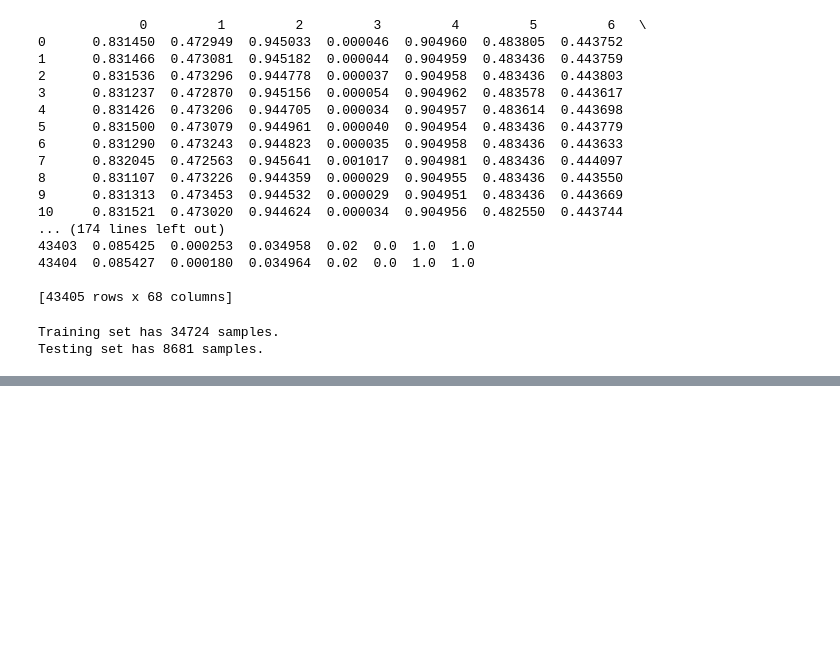
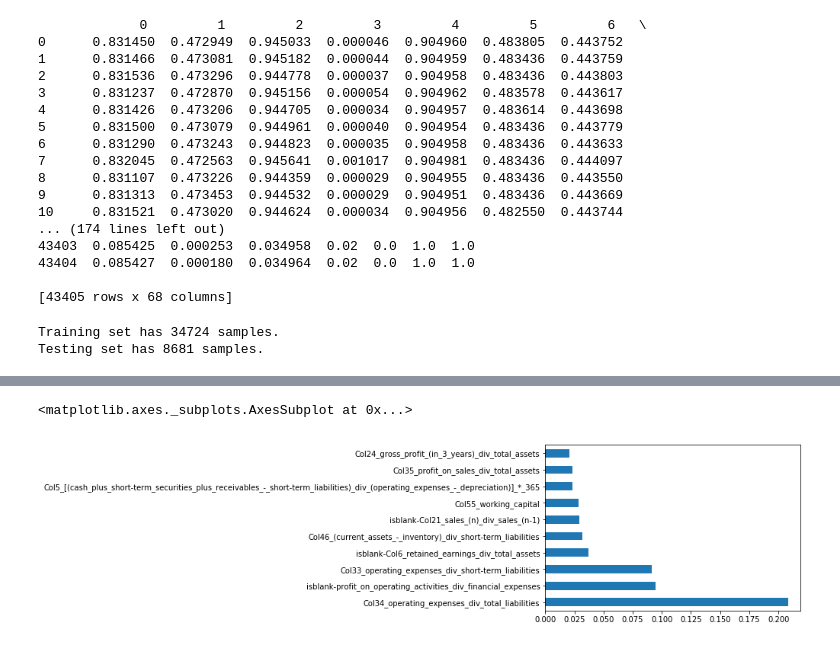
Before and after one commit to Stu8866/MLND-Capstone, a Jupyter notebook: Capstone - Predicting Bankruptcy - Three Target Classes.ipynb, the cells around one changed output, grey strips where cells are left out. Drawn from its saved outputs; the diff is of its cells as text; code cells hidden in the pictures; blank space fills up the shorter version.

```diff
--- a/Capstone - Predicting Bankruptcy - Three Target Classes.ipynb
+++ b/Capstone - Predicting Bankruptcy - Three Target Classes.ipynb
@@ -427 +664,9 @@ feature: isblank-Col6_retained_earnings_div_total_assets, importance: 0.12554483
+# %%
+# Show the feature importance, for the decision tree algorithm
+feature_importances = pd.Series(dtree.feature_importances_, index=ds.columns)
+feature_importances = feature_importances.nlargest(10)
+feature_importances.plot(kind='barh')
+# %% [output]
+<matplotlib.axes._subplots.AxesSubplot at 0x...>
+[figure, added]
 # %%
```
Also changed, not shown: parts of 29 cells of this notebook, 2 other files.
